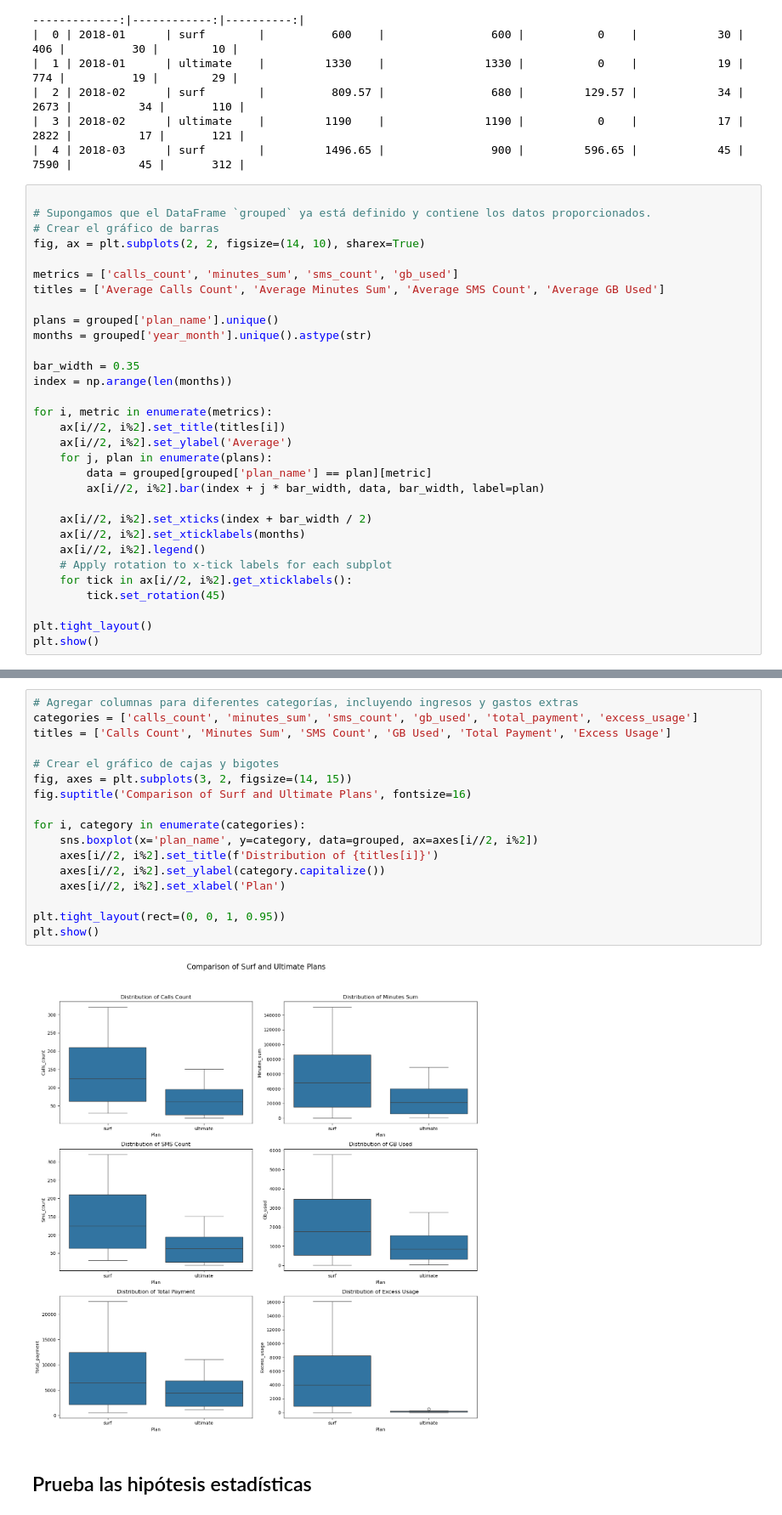
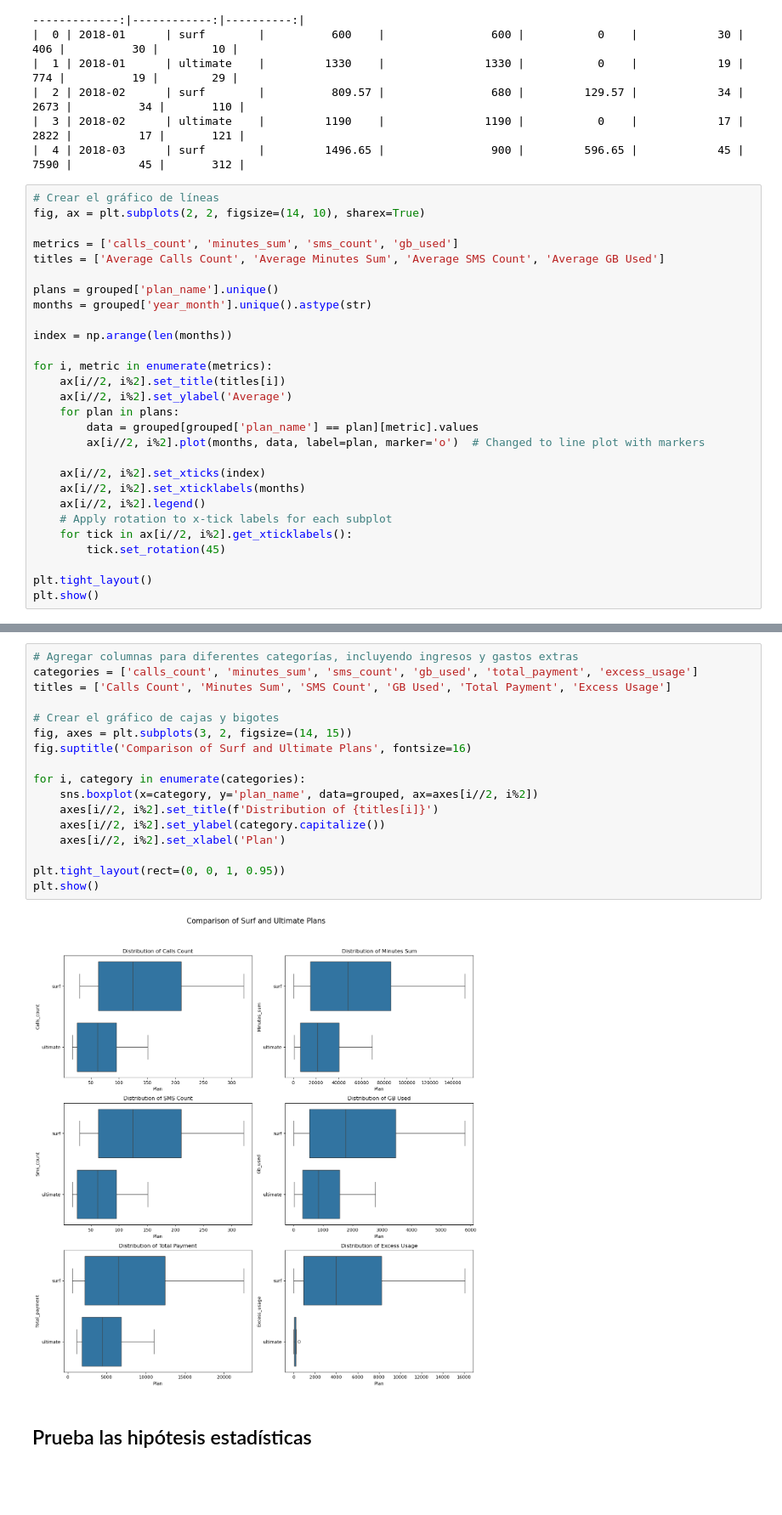
Before and after one commit to TT-DataProjects/DS8-megaline-plan-recommendation, a Jupyter notebook: notebooks/2-data_analysis.ipynb, the cells around one changed output, grey strips where cells are left out. Shown at 85% size. Drawn from its saved outputs; the diff is of its cells as text; blank space fills up the shorter version.

```diff
--- a/notebooks/2-data_analysis.ipynb
+++ b/notebooks/2-data_analysis.ipynb
@@ -33,9 +39,7 @@ print(grouped.head().to_markdown())
 |  3 | 2018-02      | ultimate    |         1190    |               1190 |           0    |            17 |          2822 |          17 |       121 |
 |  4 | 2018-03      | surf        |         1496.65 |                900 |         596.65 |            45 |          7590 |          45 |       312 |
 # %%
-
-# Supongamos que el DataFrame `grouped` ya está definido y contiene los datos proporcionados.
-# Crear el gráfico de barras
+# Crear el gráfico de líneas
 fig, ax = plt.subplots(2, 2, figsize=(14, 10), sharex=True)
 
 metrics = ['calls_count', 'minutes_sum', 'sms_count', 'gb_used']
@@ -44,17 +48,16 @@ titles = ['Average Calls Count', 'Average Minutes Sum', 'Average SMS Count', 'Av
 plans = grouped['plan_name'].unique()
 months = grouped['year_month'].unique().astype(str)
 
-bar_width = 0.35
 index = np.arange(len(months))
 
 for i, metric in enumerate(metrics):
     ax[i//2, i%2].set_title(titles[i])
     ax[i//2, i%2].set_ylabel('Average')
-    for j, plan in enumerate(plans):
-        data = grouped[grouped['plan_name'] == plan][metric]
-        ax[i//2, i%2].bar(index + j * bar_width, data, bar_width, label=plan)
+    for plan in plans:
+        data = grouped[grouped['plan_name'] == plan][metric].values
+        ax[i//2, i%2].plot(months, data, label=plan, marker='o')  # Changed to line plot with markers
 
-    ax[i//2, i%2].set_xticks(index + bar_width / 2)
+    ax[i//2, i%2].set_xticks(index)
     ax[i//2, i%2].set_xticklabels(months)
     ax[i//2, i%2].legend()
     # Apply rotation to x-tick labels for each subplot
@@ -68,22 +71,22 @@ plt.show()
 # %%
 # Agregar columnas para diferentes categorías, incluyendo ingresos y gastos extras
 categories = ['calls_count', 'minutes_sum', 'sms_count', 'gb_used', 'total_payment', 'excess_usage']
 titles = ['Calls Count', 'Minutes Sum', 'SMS Count', 'GB Used', 'Total Payment', 'Excess Usage']
 
 # Crear el gráfico de cajas y bigotes
 fig, axes = plt.subplots(3, 2, figsize=(14, 15))
 fig.suptitle('Comparison of Surf and Ultimate Plans', fontsize=16)
 
 for i, category in enumerate(categories):
-    sns.boxplot(x='plan_name', y=category, data=grouped, ax=axes[i//2, i%2])
+    sns.boxplot(x=category, y='plan_name', data=grouped, ax=axes[i//2, i%2])
     axes[i//2, i%2].set_title(f'Distribution of {titles[i]}')
     axes[i//2, i%2].set_ylabel(category.capitalize())
     axes[i//2, i%2].set_xlabel('Plan')
 
 plt.tight_layout(rect=(0, 0, 1, 0.95))
 plt.show()
 # %% [output]
-[figure, old version]
+[figure, new version]
 # %% [markdown]
 ## Prueba las hipótesis estadísticas
 # %% [markdown]
```
Also changed, not shown: parts of 14 cells of this notebook, 1 other file.
